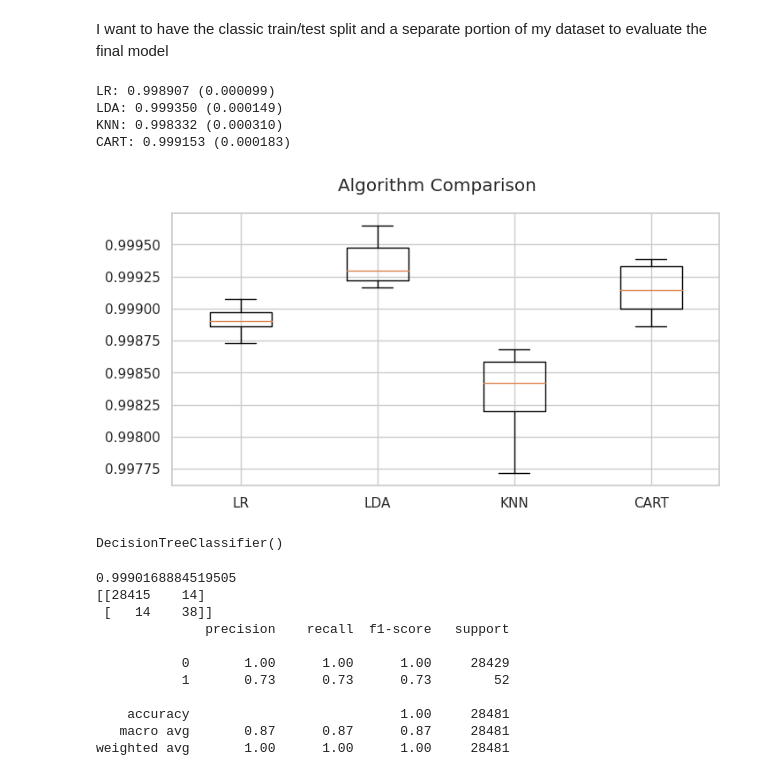
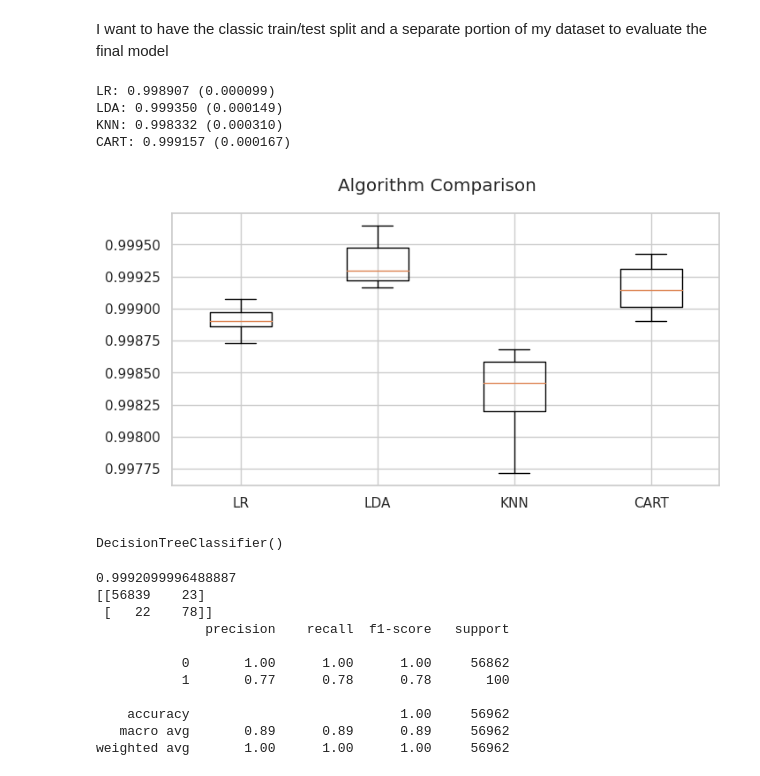
Before and after one commit to isakez/Fraud-card-detection, a Jupyter notebook: Fraudcards_v0.ipynb, the cells around one changed output. Drawn from its saved outputs; the diff is of its cells as text; code cells hidden in the pictures.

```diff
--- a/Fraudcards_v0.ipynb
+++ b/Fraudcards_v0.ipynb
@@ -207,15 +201,12 @@ X = dataset.loc[:, dataset.columns != 'Class']
 validation_size = 0.2
 seed = 7
 
-X_train, X_temp, Y_train, Y_temp = train_test_split(X, Y, test_size=validation_size, random_state=seed)
+X_train, X_val, Y_train, Y_val = train_test_split(X, Y, test_size=validation_size, random_state=seed)
 
-# Further split the temporary data into validation and final test data (50% validation, 50% test)
-X_val, X_test, Y_val, Y_test = train_test_split(X_temp, Y_temp, test_size=0.5, random_state=65)
 scoring = 'accuracy'
 
 # X_train and Y_train: Training data (used for model training)
 # X_val and Y_val: Validation data (used for model evaluation and hyperparameter tuning, if needed)
-# X_test and Y_test: Final test data (used for testing the final model)
 # %% [markdown]
 I want to have the classic train/test split and a separate portion of my dataset to evaluate the final model
 # %%
@@ -242,18 +233,18 @@ for name, model in models:
 LR: 0.998907 (0.000099)
 LDA: 0.999350 (0.000149)
 KNN: 0.998332 (0.000310)
-CART: 0.999153 (0.000183)
+CART: 0.999157 (0.000167)
 # %%
 # compare algorithms
-fig = pyplot.figure()
+fig = plt.figure()
 fig.suptitle('Algorithm Comparison')
 ax = fig.add_subplot(111)
-pyplot.boxplot(results)
+plt.boxplot(results)
 ax.set_xticklabels(names)
 fig.set_size_inches(8,4)
-pyplot.show()
+plt.show()
 # %% [output]
-[figure, old version]
+[figure, new version]
 # %%
 model = DecisionTreeClassifier()
 model.fit(X_train, Y_train)
@@ -268,17 +259,17 @@ print(accuracy_score(Y_val, predictions))
 print(confusion_matrix(Y_val, predictions))
 print(classification_report(Y_val, predictions))
 # %% [output]
-0.9990168884519505
-[[28415    14]
- [   14    38]]
+0.9992099996488887
+[[56839    23]
+ [   22    78]]
               precision    recall  f1-score   support
 
-           0       1.00      1.00      1.00     28429
-           1       0.73      0.73      0.73        52
+           0       1.00      1.00      1.00     56862
+           1       0.77      0.78      0.78       100
 
-    accuracy                           1.00     28481
-   macro avg       0.87      0.87      0.87     28481
-weighted avg       1.00      1.00      1.00     28481
+    accuracy                           1.00     56962
+   macro avg       0.89      0.89      0.89     56962
+weighted avg       1.00      1.00      1.00     56962
 # %%
 df_cm = pd.DataFrame(confusion_matrix(Y_val, predictions), columns=np.unique(Y_val), index = np.unique(Y_val))
 df_cm.index.name = 'Actual'
```
Also changed, not shown: parts of 27 cells of this notebook.
